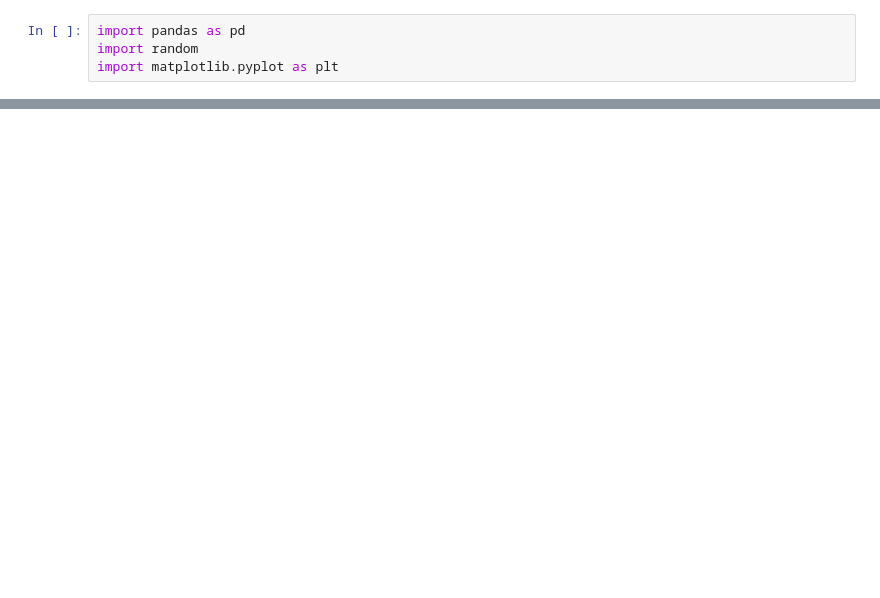
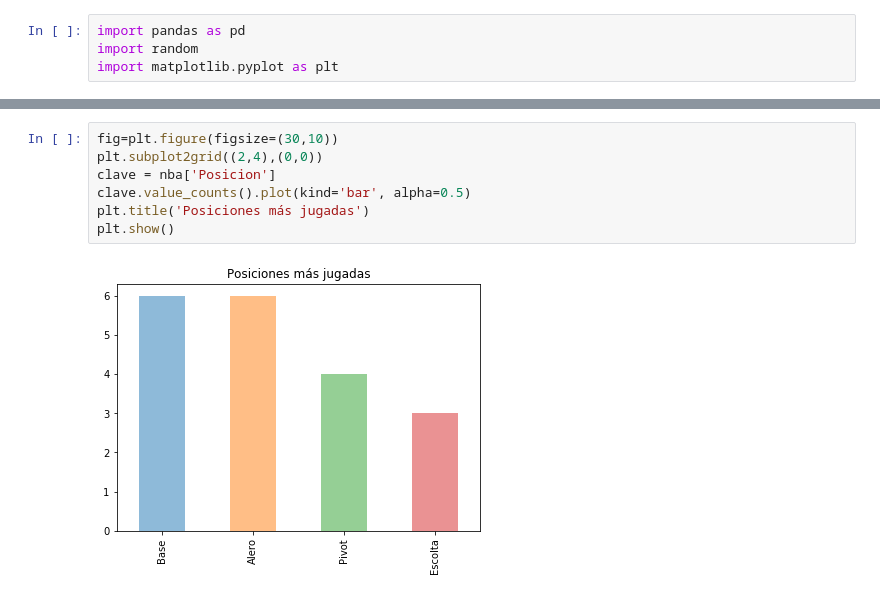
Before and after one commit to Mibueh/Dataframe, a Jupyter notebook: Grafica NBA.ipynb, the cells around one changed output, grey strips where cells are left out. Drawn from its saved outputs; the diff is of its cells as text; blank space fills up the shorter version.

```diff
--- a/Grafica NBA.ipynb
+++ b/Grafica NBA.ipynb
@@ -27,0 +83,9 @@ group.head(50)
+# %%
+fig=plt.figure(figsize=(30,10))
+plt.subplot2grid((2,4),(0,0))
+clave = nba['Posicion']
+clave.value_counts().plot(kind='bar', alpha=0.5)
+plt.title('Posiciones más jugadas')
+plt.show()
+# %% [output]
+[figure, added]
```
Also changed, not shown: parts of 5 cells of this notebook.
